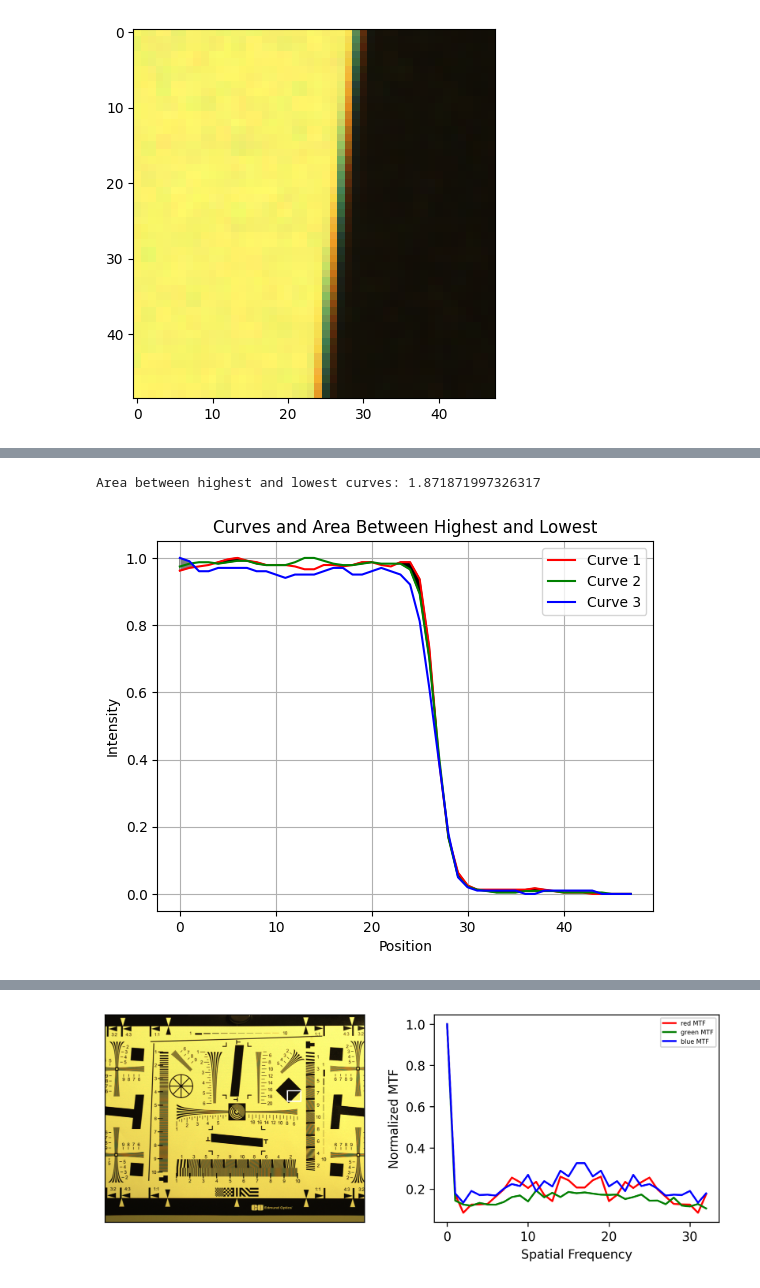
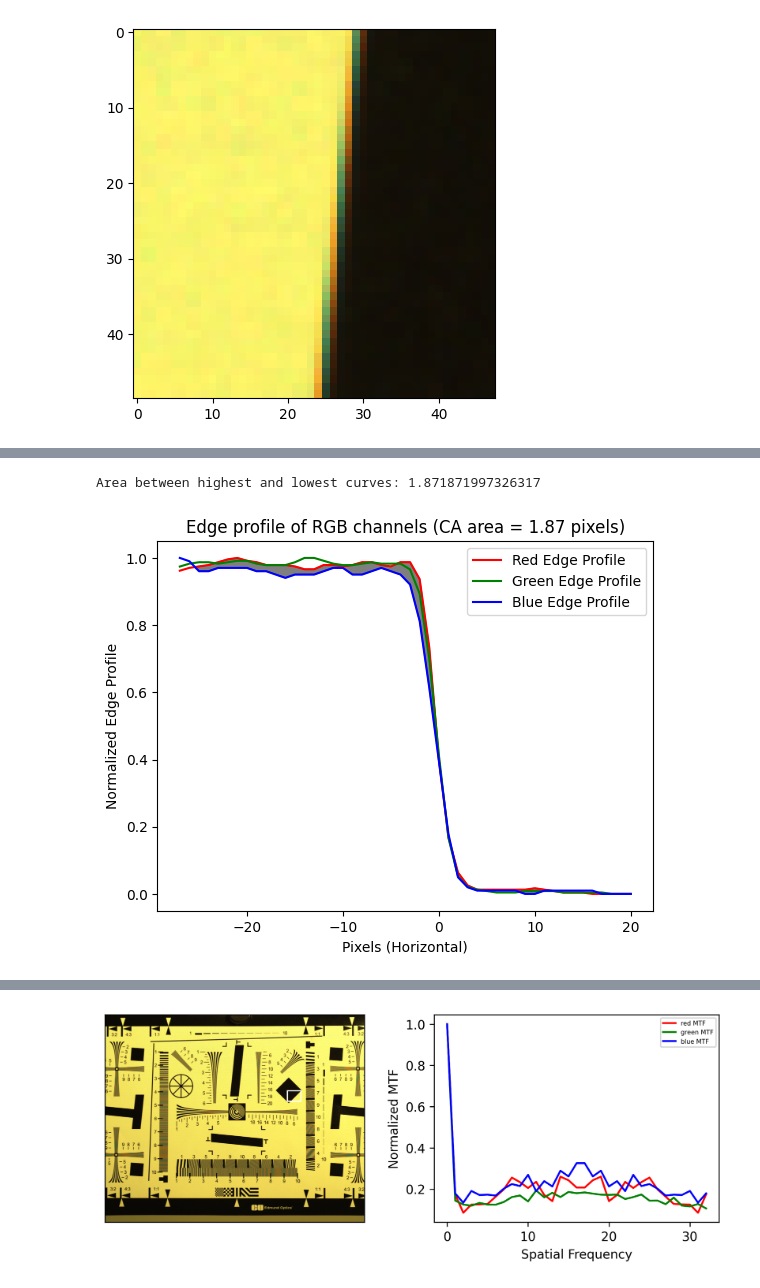
Before and after one commit to kennethmleo/Physics301-Optical-Payload-Characterization, a Jupyter notebook: Activity 06 - Abberation Measurement/Activity_06_Chromatic Abberation.ipynb, the cells around one changed output, grey strips where cells are left out. Cells and saved outputs as stored; diff of their text form; code cells hidden in the pictures.

```diff
--- a/Activity 06 - Abberation Measurement/Activity_06_Chromatic Abberation.ipynb
+++ b/Activity 06 - Abberation Measurement/Activity_06_Chromatic Abberation.ipynb
@@ -83,5 +83,7 @@ def compute_area_between_curves(curve1, curve2, curve3):
 
     # Find the maximum area among all pairs
     max_area = max(area1, area2, area3)
-
-    return max_area
+    if max_area == area1: return "curve12", max_area
+    if max_area == area2: return "curve13", max_area
+    if max_area == area3: return "curve23", max_area
+    #return max_area
@@ -97,22 +90,19 @@ plt.show()
 # %%
-# Compute the area between the curves
+x, r_norm, g_norm, b_norm = normalize_smooth_signal(ROI_SFR_R, ROI_SFR_G, ROI_SFR_B)
 curve1, curve2, curve3 = r_norm, g_norm, b_norm
-area = compute_area_between_curves(curve1, curve2, curve3)
+which, area = compute_area_between_curves(curve1, curve2, curve3)
 print(f"Area between highest and lowest curves: {area}")
-
-# Plotting the curves for visualization
-x = np.arange(len(curve1))
-plt.plot(x, curve1, color = 'red', label='Curve 1')
-plt.plot(x, curve2, color = 'green', label='Curve 2')
-plt.plot(x, curve3, color = 'blue', label='Curve 3')
-plt.fill_between(x, curve1, curve2, where=(curve1 > curve2), interpolate=True, alpha=1, color='black')
-plt.fill_between(x, curve1, curve3, where=(curve1 < curve3), interpolate=True, alpha=1, color='gray')
-plt.xlabel('Position')
-plt.ylabel('Intensity')
-plt.title('Curves and Area Between Highest and Lowest')
+plt.plot(x, curve1, color = 'red', label='Red Edge Profile')
+plt.plot(x, curve2, color = 'green', label='Green Edge Profile')
+plt.plot(x, curve3, color = 'blue', label='Blue Edge Profile')
+if which == "curve12":  plt.fill_between(x, curve1, curve2, where=(curve1 > curve2), interpolate=True, alpha=0.5, color='black')
+if which == "curve13":  plt.fill_between(x, curve1, curve3, where=(curve1 > curve3), interpolate=True, alpha=0.5, color='black')
+if which == "curve23":  plt.fill_between(x, curve2, curve3, where=(curve2 > curve3), interpolate=True, alpha=0.5, color='black')
+plt.xlabel('Pixels (Horizontal)')
+plt.ylabel('Normalized Edge Profile')
+plt.title(f"Edge profile of RGB channels (CA area = {np.round(area,2)} pixels)")
 plt.legend()
-plt.grid(True)
 plt.show()
 # %% [output]
 Area between highest and lowest curves: 1.871871997326317
-[figure, old version]
+[figure, new version]
```
Also changed, not shown: parts of 7 cells of this notebook.
